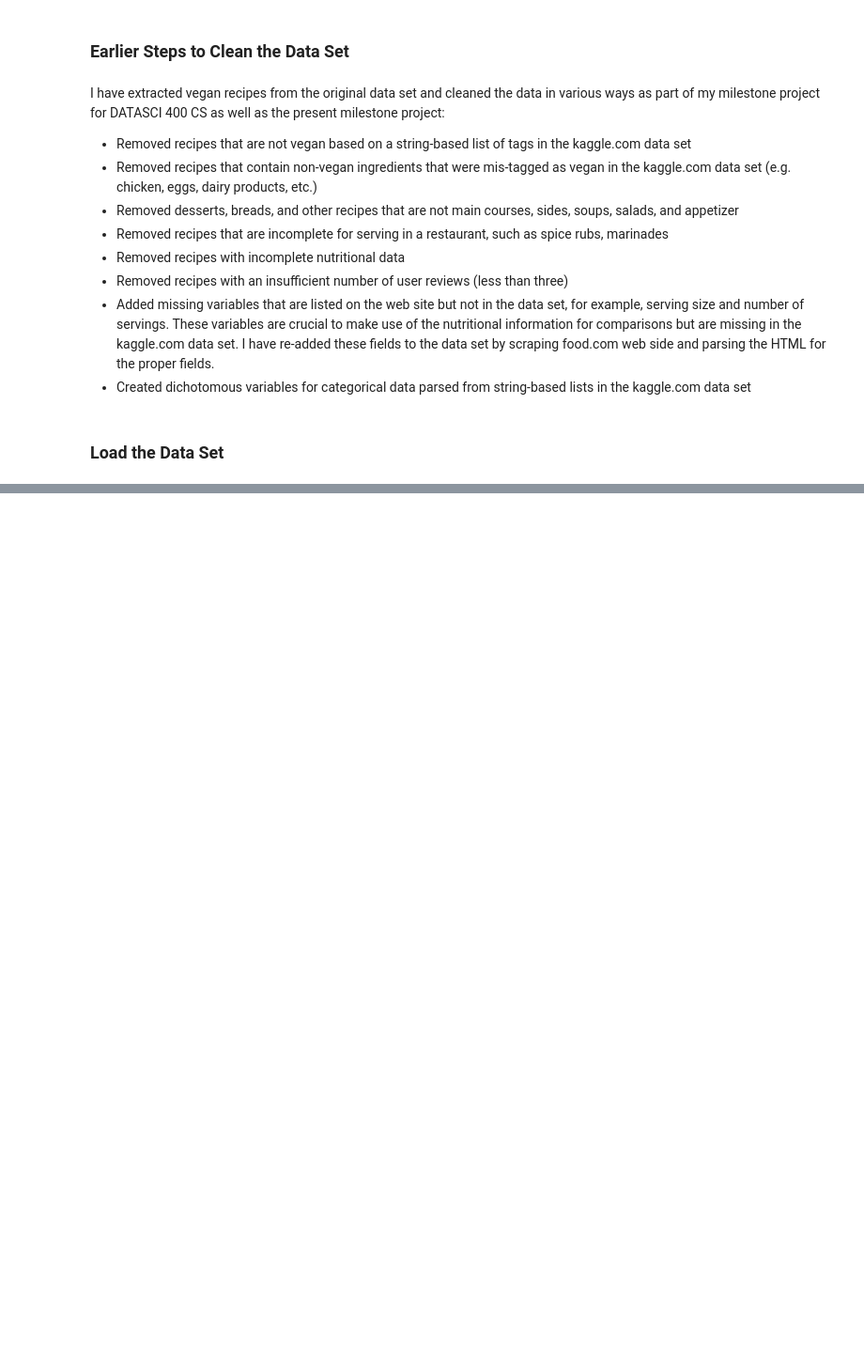
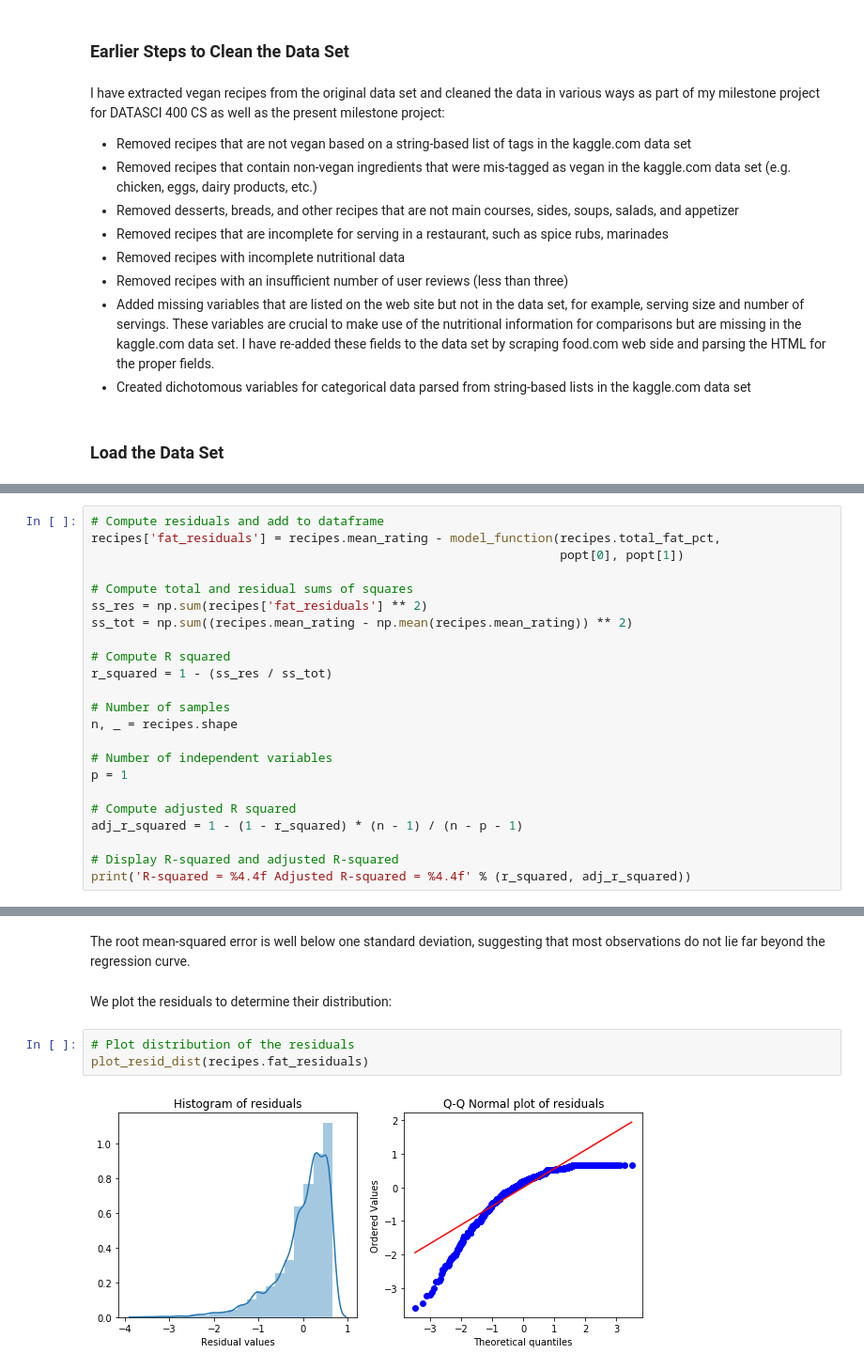
Before and after one commit to pelorenz/data-science-410, a Jupyter notebook: PeterLorenz-M03.ipynb, the cells around one changed output, grey strips where cells are left out. Shown at 94% size. Saved outputs shown, nothing was run; the diff lists cells and outputs as text; blank space fills up the shorter version.

```diff
--- a/PeterLorenz-M03.ipynb
+++ b/PeterLorenz-M03.ipynb
@@ -58,0 +164,23 @@ recipes = pd.read_table(url)
+# %%
+# Compute residuals and add to dataframe
+recipes['fat_residuals'] = recipes.mean_rating - model_function(recipes.total_fat_pct,
+                                                                popt[0], popt[1])
+
+# Compute total and residual sums of squares
+ss_res = np.sum(recipes['fat_residuals'] ** 2)
+ss_tot = np.sum((recipes.mean_rating - np.mean(recipes.mean_rating)) ** 2)
+
+# Compute R squared
+r_squared = 1 - (ss_res / ss_tot)
+
+# Number of samples
+n, _ = recipes.shape
+
+# Number of independent variables
+p = 1
+
+# Compute adjusted R squared
+adj_r_squared = 1 - (1 - r_squared) * (n - 1) / (n - p - 1)
+
+# Display R-squared and adjusted R-squared
+print('R-squared = %4.4f Adjusted R-squared = %4.4f' % (r_squared, adj_r_squared))
@@ -58,0 +203,9 @@ recipes = pd.read_table(url)
+# %% [markdown]
+The root mean-squared error is well below one standard deviation, suggesting that most observations do not lie far beyond the regression curve.
+# %% [markdown]
+We plot the residuals to determine their distribution:
+# %%
+# Plot distribution of the residuals
+plot_resid_dist(recipes.fat_residuals)
+# %% [output]
+[figure, added]
```
Also changed, not shown: parts of 30 cells of this notebook.
